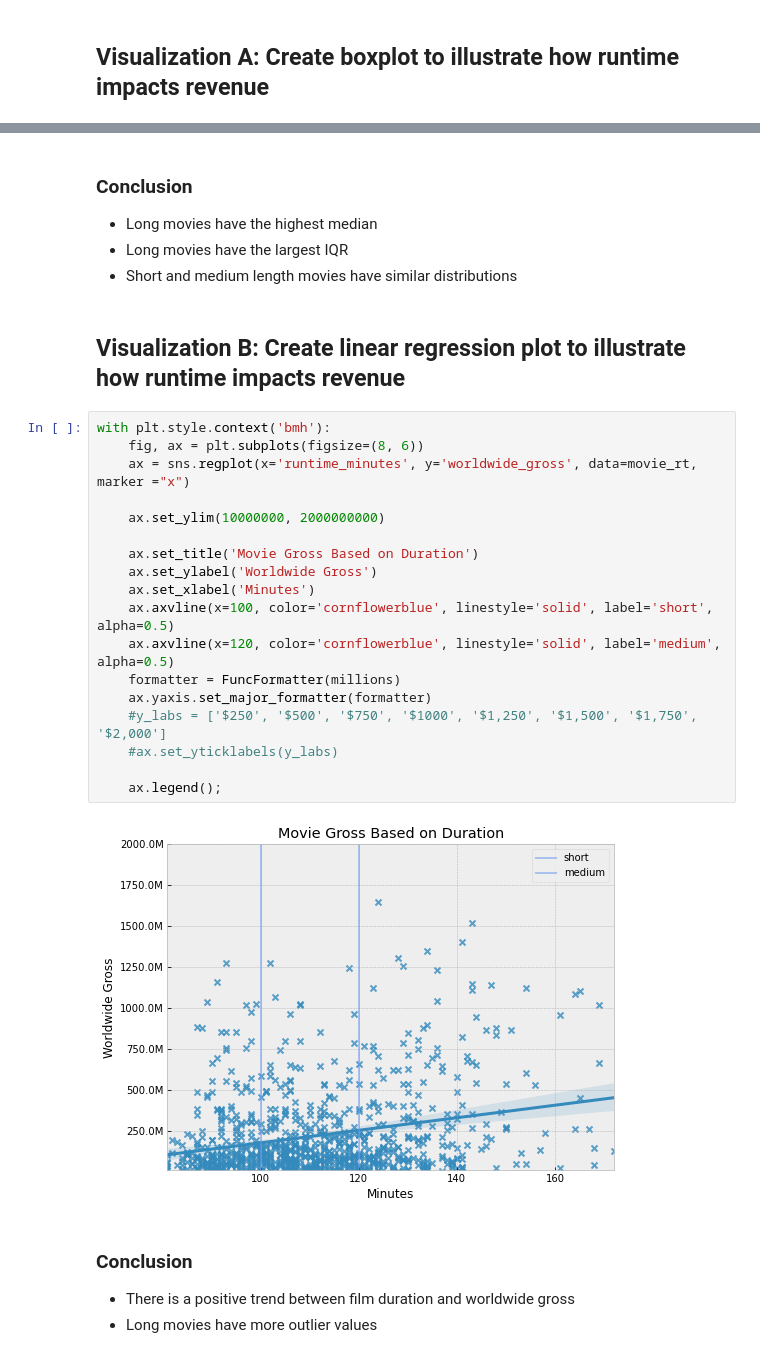
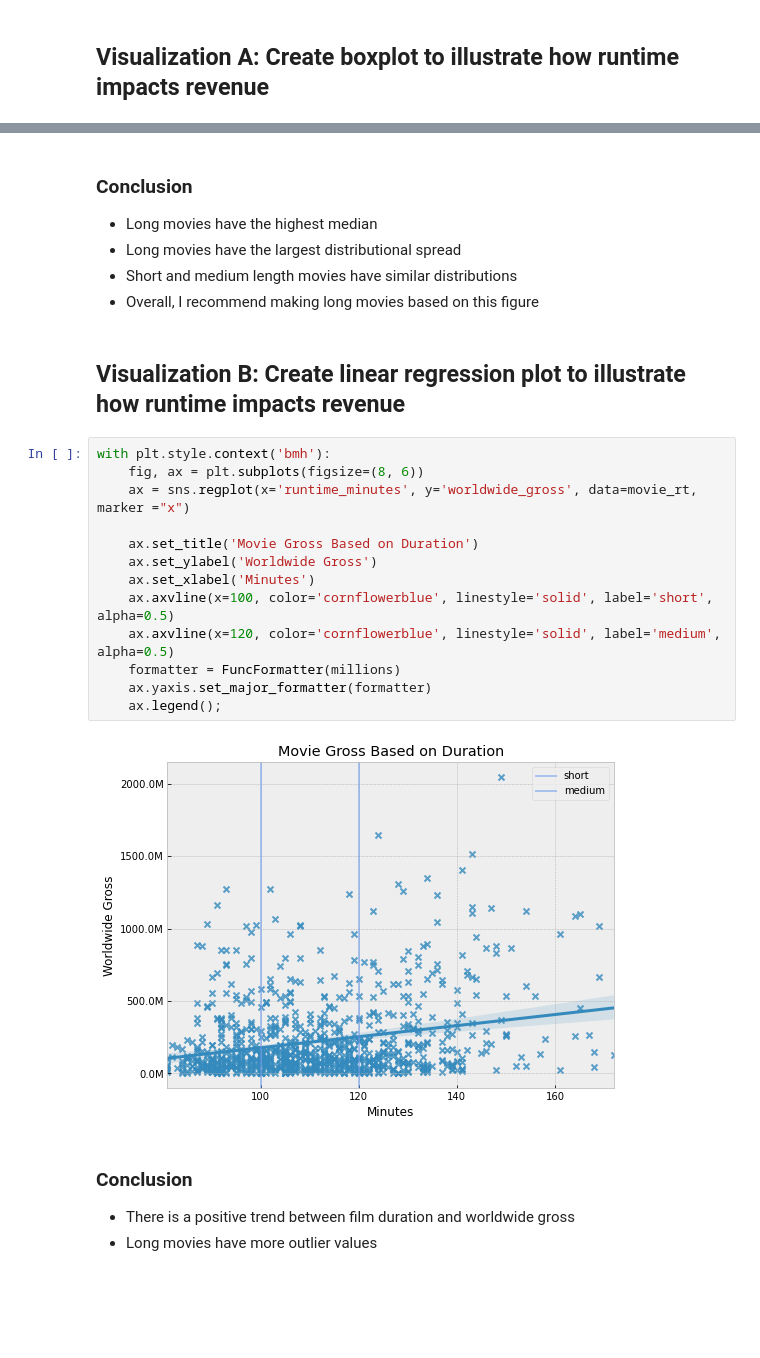
Before and after one commit to kuninethan95/dsc-phase-1-project, a Jupyter notebook: Phase 1 Project Notebook.ipynb, the cells around one changed output, grey strips where cells are left out. Drawn from its saved outputs; the diff is of its cells as text; blank space fills up the shorter version.

```diff
--- a/Phase 1 Project Notebook.ipynb
+++ b/Phase 1 Project Notebook.ipynb
@@ -415,30 +418,26 @@ with plt.style.context('bmh'):
 # %% [markdown]
 ### Conclusion
 - Long movies have the highest median
-- Long movies have the largest IQR
+- Long movies have the largest distributional spread
 - Short and medium length movies have similar distributions
+- Overall, I recommend making long movies based on this figure
 # %% [markdown]
 ## Visualization B: Create linear regression plot to illustrate how runtime impacts revenue
 # %%
 with plt.style.context('bmh'):
     fig, ax = plt.subplots(figsize=(8, 6))
     ax = sns.regplot(x='runtime_minutes', y='worldwide_gross', data=movie_rt, marker ="x")
-
-    ax.set_ylim(10000000, 2000000000)
 
     ax.set_title('Movie Gross Based on Duration')
     ax.set_ylabel('Worldwide Gross')
     ax.set_xlabel('Minutes')
     ax.axvline(x=100, color='cornflowerblue', linestyle='solid', label='short', alpha=0.5)
     ax.axvline(x=120, color='cornflowerblue', linestyle='solid', label='medium', alpha=0.5)
     formatter = FuncFormatter(millions)
     ax.yaxis.set_major_formatter(formatter)
-    #y_labs = ['$250', '$500', '$750', '$1000', '$1,250', '$1,500', '$1,750', '$2,000']
-    #ax.set_yticklabels(y_labs)
-
     ax.legend();
 # %% [output]
-[figure, old version]
+[figure, new version]
 # %% [markdown]
 ### Conclusion
 - There is a positive trend between film duration and worldwide gross
```
Also changed, not shown: parts of 82 cells of this notebook, 1 other file.
